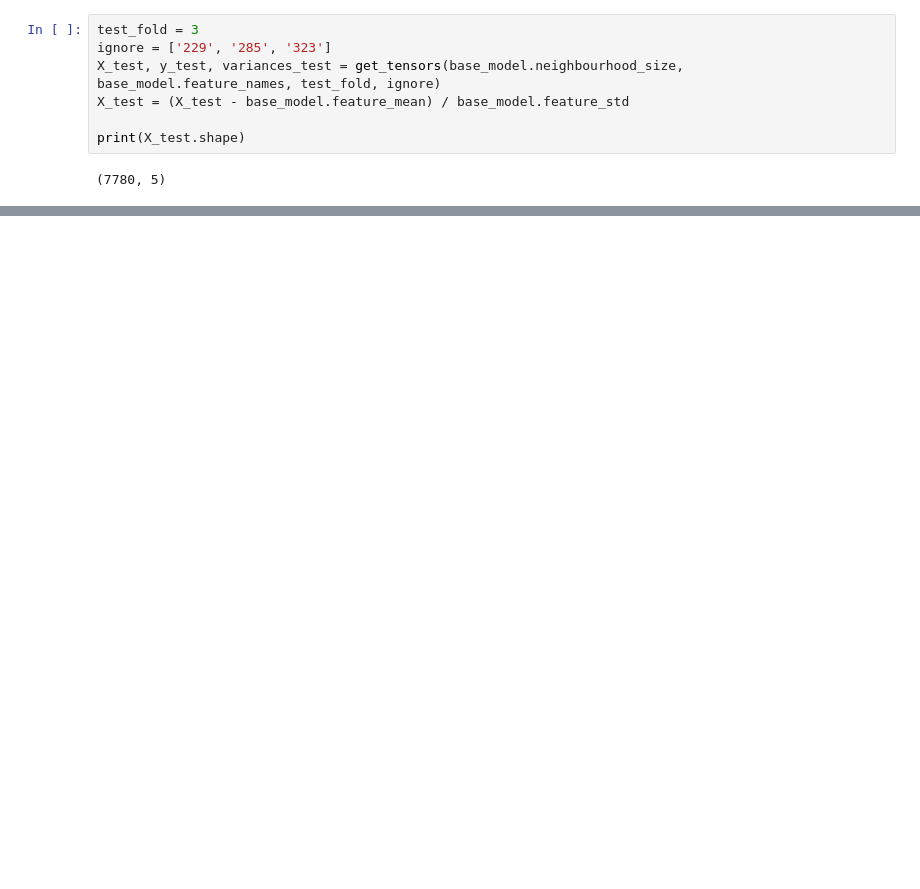
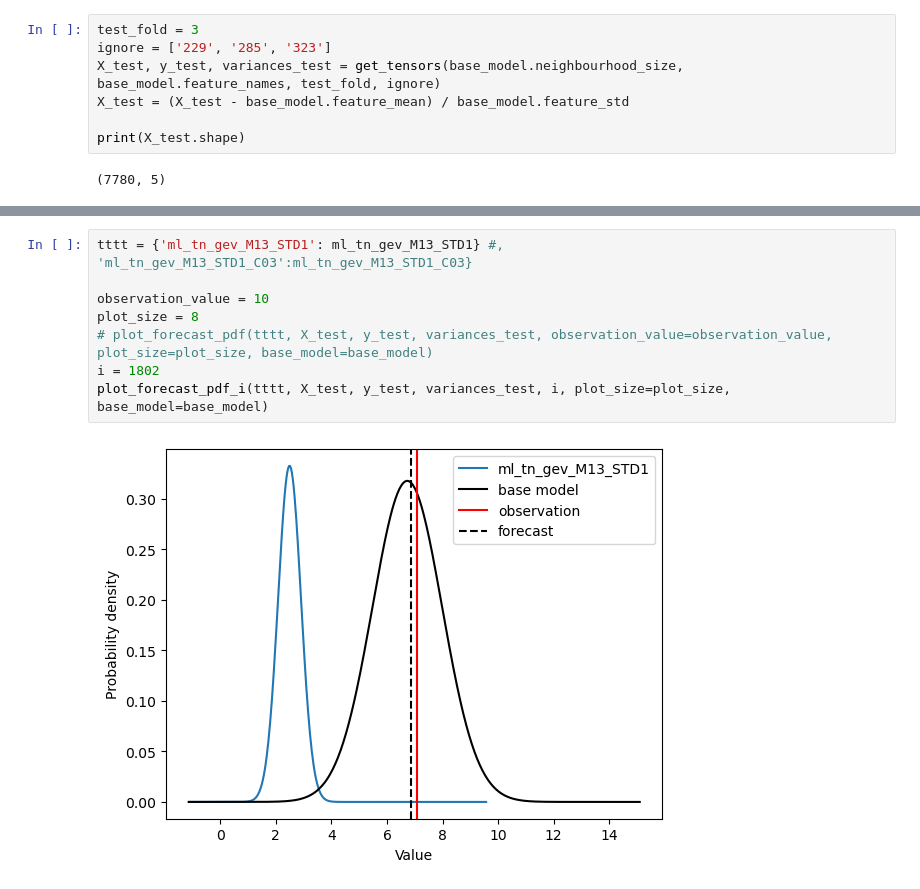
Before and after one commit to SimonHakvoort/thesiscode, a Jupyter notebook: src/emos_results/important_results.ipynb, the cells around one changed output, grey strips where cells are left out. Cells and saved outputs as stored; diff of their text form; blank space fills up the shorter version.

```diff
--- a/src/emos_results/important_results.ipynb
+++ b/src/emos_results/important_results.ipynb
@@ -82,0 +116,10 @@ brier_skill_plot(base_model, models, X_test, y_test, variances_test, values, yli
+# %%
+tttt = {'ml_tn_gev_M13_STD1': ml_tn_gev_M13_STD1} #, 'ml_tn_gev_M13_STD1_C03':ml_tn_gev_M13_STD1_C03}
+
+observation_value = 10
+plot_size = 8
+# plot_forecast_pdf(tttt, X_test, y_test, variances_test, observation_value=observation_value, plot_size=plot_size, base_model=base_model)
+i = 1802
+plot_forecast_pdf_i(tttt, X_test, y_test, variances_test, i, plot_size=plot_size, base_model=base_model)
+# %% [output]
+[figure, added]
```
Also changed, not shown: parts of 8 cells of this notebook, 5 other files.
